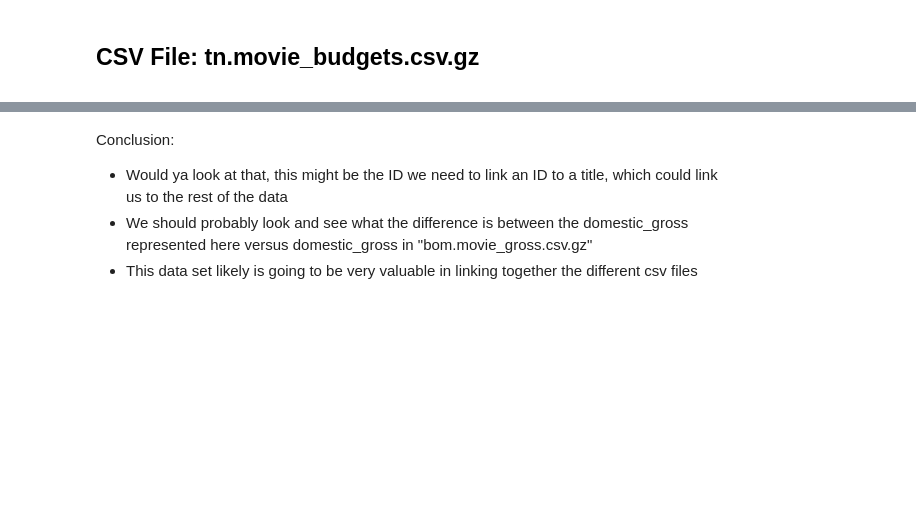
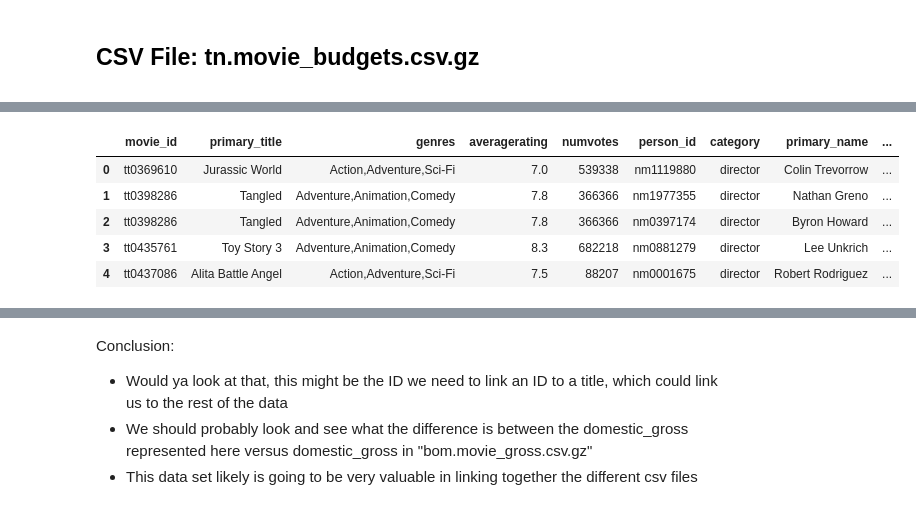
Before and after one commit to mooreaz92/Phase-1-Project-Group-GRV, a Jupyter notebook: GroupProjectVinnie.ipynb, the cells around one changed output, grey strips where cells are left out. Saved outputs shown, nothing was run; the diff lists cells and outputs as text; code cells hidden in the pictures; blank space fills up the shorter version.

```diff
--- a/GroupProjectVinnie.ipynb
+++ b/GroupProjectVinnie.ipynb
@@ -789,0 +838,2 @@ df_budgets
+# %%
+df_financial_data = df_financial_data.dropna()
@@ -789,0 +860,15 @@ df_budgets
+# %%
+df_financial_data = df_financial_data.drop(['Unnamed: 0', 'id', 'startYear', 'endYear', 'year_y', 'originalTitle'], axis=1)
+# %%
+df_financial_data = df_financial_data.rename(columns={'tconst': 'movie_id', 'primaryTitle': 'primary_title'})
+# %%
+df_mf_combo = df_movies_info.merge(df_financial_data, on=['movie_id', 'primary_title', 'genres'], how='inner')
+# %%
+df_mf_combo.head()
+# %% [output]
+|  | movie_id | primary_title | genres | averagerating | numvotes | person_id | category | primary_name | ... |
+| 0 | tt0369610 | Jurassic World | Action,Adventure,Sci-Fi | 7.0 | 539338 | nm1119880 | director | Colin Trevorrow | ... |
+| 1 | tt0398286 | Tangled | Adventure,Animation,Comedy | 7.8 | 366366 | nm1977355 | director | Nathan Greno | ... |
+| 2 | tt0398286 | Tangled | Adventure,Animation,Comedy | 7.8 | 366366 | nm0397174 | director | Byron Howard | ... |
+| 3 | tt0435761 | Toy Story 3 | Adventure,Animation,Comedy | 8.3 | 682218 | nm0881279 | director | Lee Unkrich | ... |
+| 4 | tt0437086 | Alita Battle Angel | Action,Adventure,Sci-Fi | 7.5 | 88207 | nm0001675 | director | Robert Rodriguez | ... |
```
Also changed, not shown: parts of 15 cells of this notebook.
